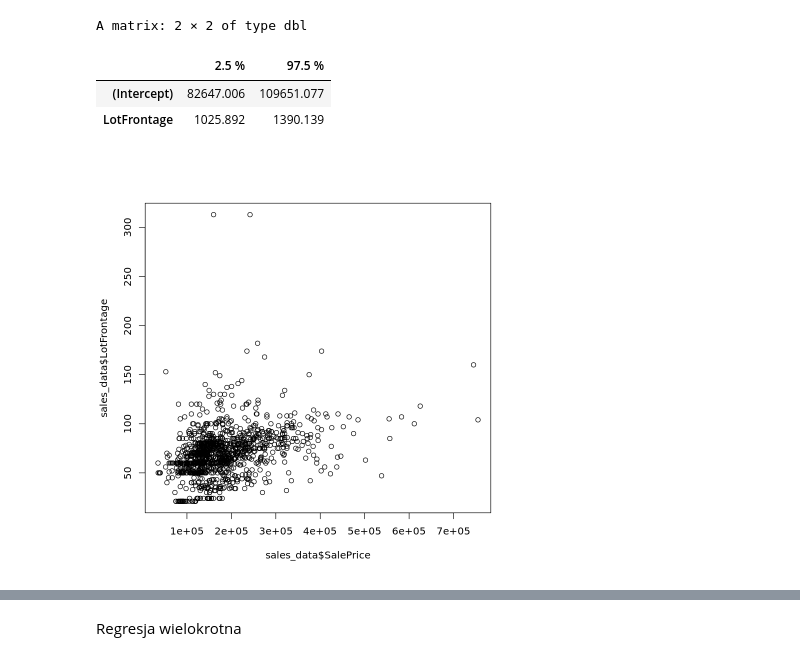
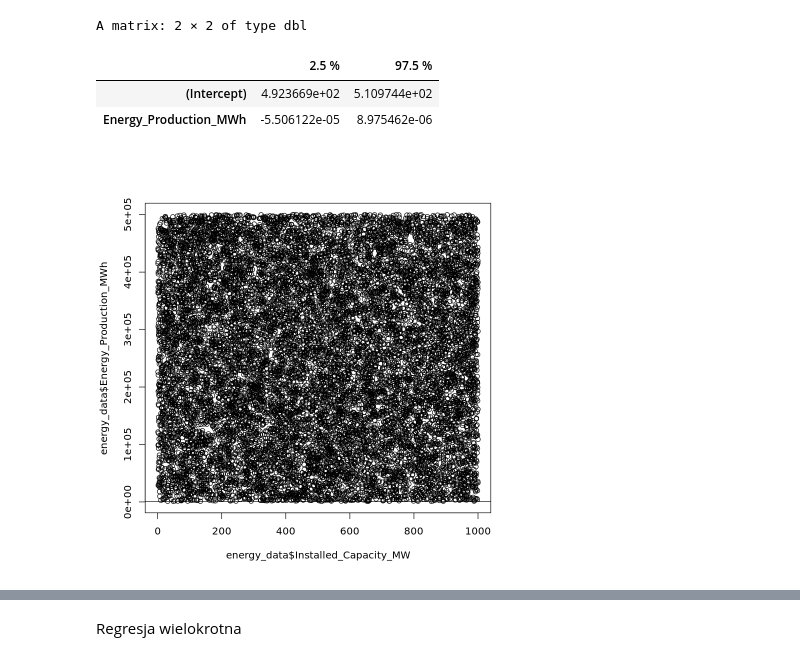
Before and after one commit to StaniszewskiA/-Multivariate-Statistics, a Jupyter notebook: lab1/lab1.ipynb, the cells around one changed output, grey strips where cells are left out. Saved outputs shown, nothing was run; the diff lists cells and outputs as text; code cells hidden in the pictures.

```diff
--- a/lab1/lab1.ipynb
+++ b/lab1/lab1.ipynb
@@ -1,4 +1,4 @@
 # %%
-sales_data <- read.csv("train.csv")
-head(sales_data)
+energy_data <- read.csv("energy_dataset_.csv")
+head(energy_data)
 # %% [output]
@@ -38,6 +28,6 @@ dim(sales_data)
 # %%
-fit_simple <- lm(sales_data$SalePrice ~ sales_data$LotFrontage)
-fit_simple <- lm(SalePrice ~ LotFrontage, data = sales_data)
+fit_simple <- lm(energy_data$Installed_Capacity_MW ~ energy_data$Energy_Production_MWh)
+fit_simple <- lm(Installed_Capacity_MW ~ Energy_Production_MWh, data = energy_data)
 # %%
 class(fit_simple)
 is.list(fit_simple)
@@ -132,8 +120,8 @@ confint(fit_simple)
 # %% [output]
 A matrix: 2 × 2 of type dbl
 |  | 2.5 % | 97.5 % |
-| (Intercept) | 82647.006 | 109651.077 |
-| LotFrontage | 1025.892 | 1390.139 |
+| (Intercept) | 4.923669e+02 | 5.109744e+02 |
+| Energy_Production_MWh | -5.506122e-05 | 8.975462e-06 |
 # %%
 # predict(fit_simple, data.frame(lstat = c(5, 10, 15)), interval = "confidence")
 # %%
@@ -141,8 +129,8 @@ A matrix: 2 × 2 of type dbl
 # %%
-plot(sales_data$SalePrice, sales_data$LotFrontage)
+plot(energy_data$Installed_Capacity_MW, energy_data$Energy_Production_MWh)
 abline(fit_simple)
 # %% [output]
-[figure, old version]
+[figure, new version]
 # %%
 plot(fit_simple)
 # %% [output]
```
Also changed, not shown: parts of 20 cells of this notebook, 9 other files.
